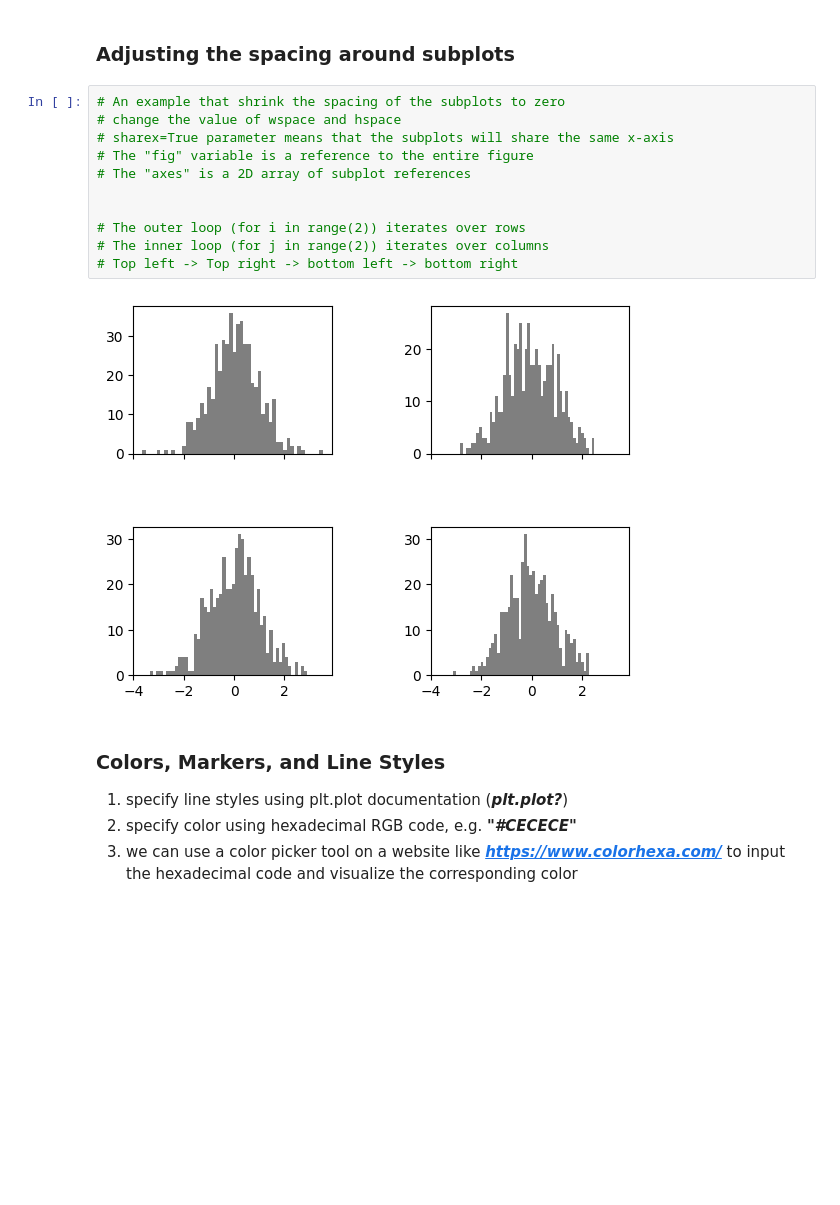
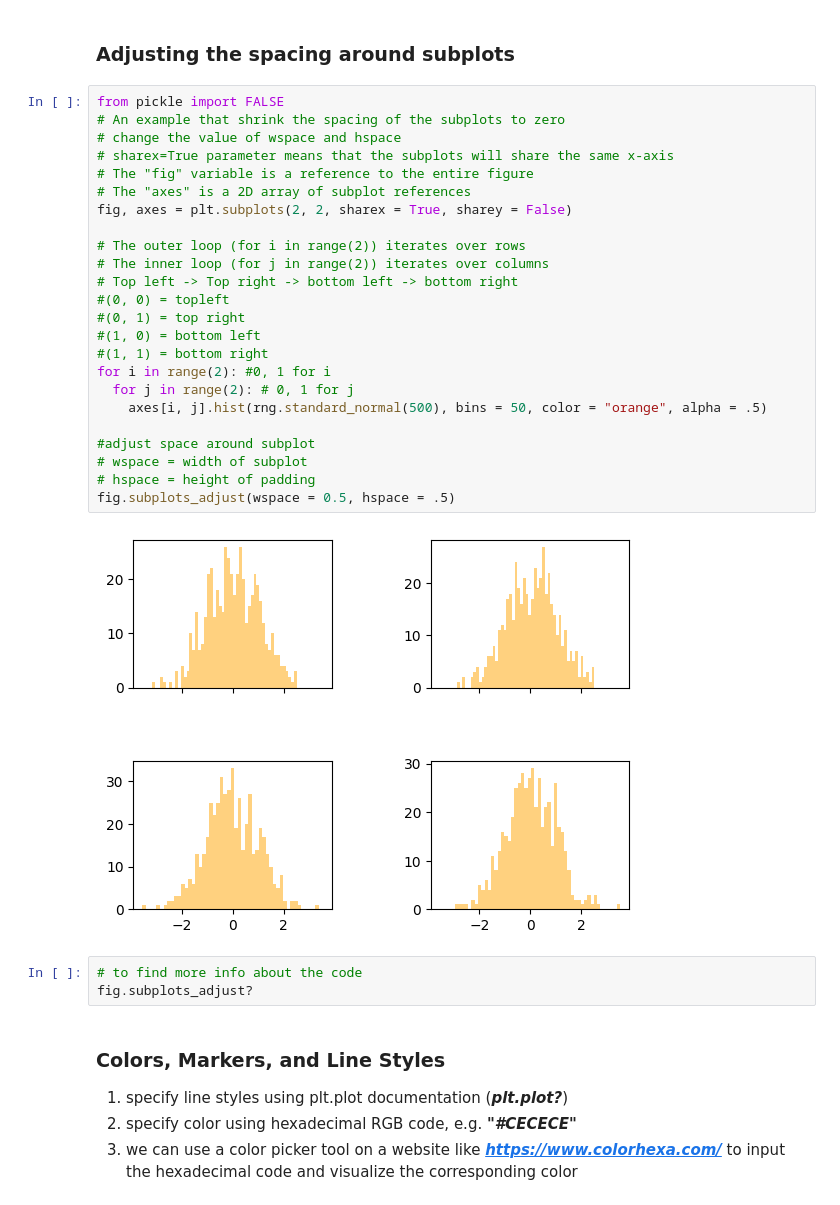
Before and after one commit to DianaKahar/STQD-Data-science, a Jupyter notebook: P137263_of_Week11_Matplotlib_20231220_WC.ipynb, the cells around one changed output. Cells and saved outputs as stored; diff of their text form; blank space fills up the shorter version.

```diff
--- a/P137263_of_Week11_Matplotlib_20231220_WC.ipynb
+++ b/P137263_of_Week11_Matplotlib_20231220_WC.ipynb
@@ -115,18 +115,34 @@ plt.savefig("")
 # %% [markdown]
 ### **Adjusting the spacing around subplots**
 # %%
+from pickle import FALSE
 # An example that shrink the spacing of the subplots to zero
 # change the value of wspace and hspace
 # sharex=True parameter means that the subplots will share the same x-axis
 # The "fig" variable is a reference to the entire figure
 # The "axes" is a 2D array of subplot references
-
+fig, axes = plt.subplots(2, 2, sharex = True, sharey = False)
 
 # The outer loop (for i in range(2)) iterates over rows
 # The inner loop (for j in range(2)) iterates over columns
 # Top left -> Top right -> bottom left -> bottom right
+#(0, 0) = topleft
+#(0, 1) = top right
+#(1, 0) = bottom left
+#(1, 1) = bottom right
+for i in range(2): #0, 1 for i
+  for j in range(2): # 0, 1 for j
+    axes[i, j].hist(rng.standard_normal(500), bins = 50, color = "orange", alpha = .5)
+
+#adjust space around subplot
+# wspace = width of subplot
+# hspace = height of padding
+fig.subplots_adjust(wspace = 0.5, hspace = .5)
 # %% [output]
-[figure, old version]
+[figure, new version]
+# %%
+# to find more info about the code
+fig.subplots_adjust?
 # %% [markdown]
 ### **Colors, Markers, and Line Styles**
 
```
Also changed, not shown: parts of 13 cells of this notebook.
